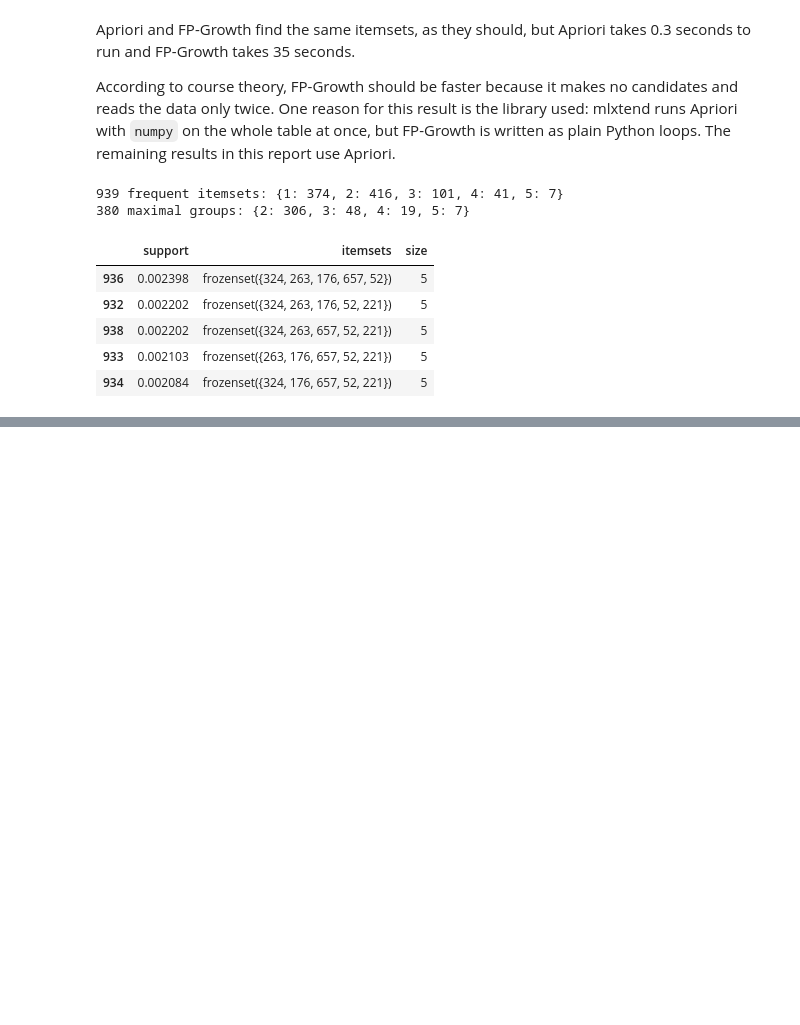
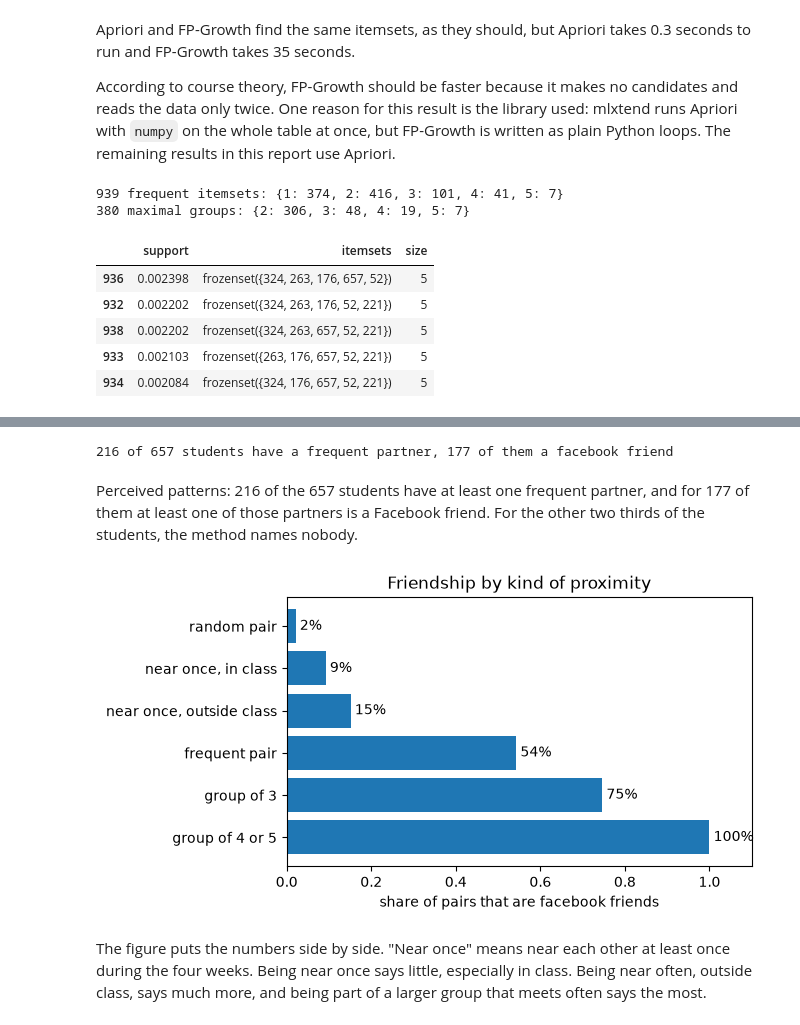
Before and after one commit to s9ib0T/data-mining-1, a Jupyter notebook: notebooks/friends.ipynb, the cells around one changed output, grey strips where cells are left out. Saved outputs shown, nothing was run; the diff lists cells and outputs as text; code cells hidden in the pictures; blank space fills up the shorter version.

Commit message:
testing friend groups against facebook friendships

```diff
--- a/notebooks/friends.ipynb
+++ b/notebooks/friends.ipynb
@@ -138,0 +143,3 @@ groups.assign(size=groups.itemsets.apply(len)).sort_values(["size", "support"],
+# %%
+result = fr.score(fi, friends, users)
+result
@@ -138,0 +154,11 @@ groups.assign(size=groups.itemsets.apply(len)).sort_values(["size", "support"],
+# %%
+# maximal groups where every member has facebook data
+fb_groups = groups[groups.itemsets.apply(lambda s: s.issubset(users))]
+group_size = fb_groups.itemsets.apply(len)
+share = fb_groups.itemsets.apply(fr.group_share, friends=friends)
+by_size = share.groupby(group_size).agg(["count", "mean"])
+big = fb_groups.itemsets[group_size >= 4]
+
+print(f"groups where all pairs are friends: {(share == 1).mean():.0%}, where none are: {(share == 0).mean():.0%}")
+print("amount of students in groups of 4 or 5:", len(set().union(*big)))
+by_size
@@ -138,0 +178,23 @@ groups.assign(size=groups.itemsets.apply(len)).sort_values(["size", "support"],
+# %%
+found = [s for s in fi.itemsets if len(s) == 2 and s.issubset(users)]
+with_partner = set().union(*found)
+with_friend = set().union(*[s for s in found if s in friends])
+print(f"{len(with_partner)} of {n} students have a frequent partner, {len(with_friend)} of them a facebook friend")
+# %% [output]
+216 of 657 students have a frequent partner, 177 of them a facebook friend
+# %% [markdown]
+Perceived patterns: 216 of the 657 students have at least one frequent partner, and for 177 of them at least one of those partners is a Facebook friend. For the other two thirds of the students, the method names nobody.
+# %%
+shares = pd.Series({
+    "random pair": baseline,
+    "near once, in class": near_share[True],
+    "near once, outside class": near_share[False],
+    "frequent pair": result["friend share"],
+    "group of 3": by_size.loc[3, "mean"],
+    "group of 4 or 5": share[group_size >= 4].mean(),
+})
+fig = fr.plot_shares(shares)
+# %% [output]
+[figure, added]
+# %% [markdown]
+The figure puts the numbers side by side. "Near once" means near each other at least once during the four weeks. Being near once says little, especially in class. Being near often, outside class, says much more, and being part of a larger group that meets often says the most.
```
Also changed, not shown: parts of 6 cells of this notebook, 1 other file.
